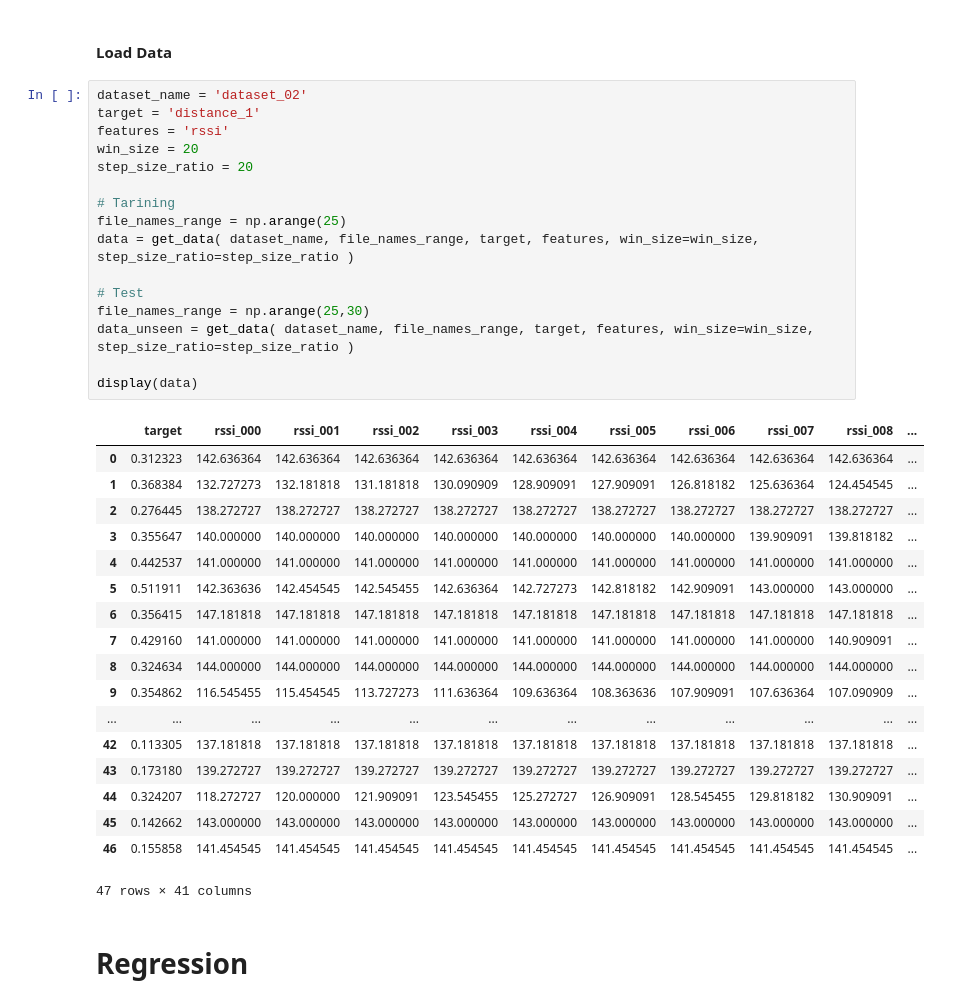
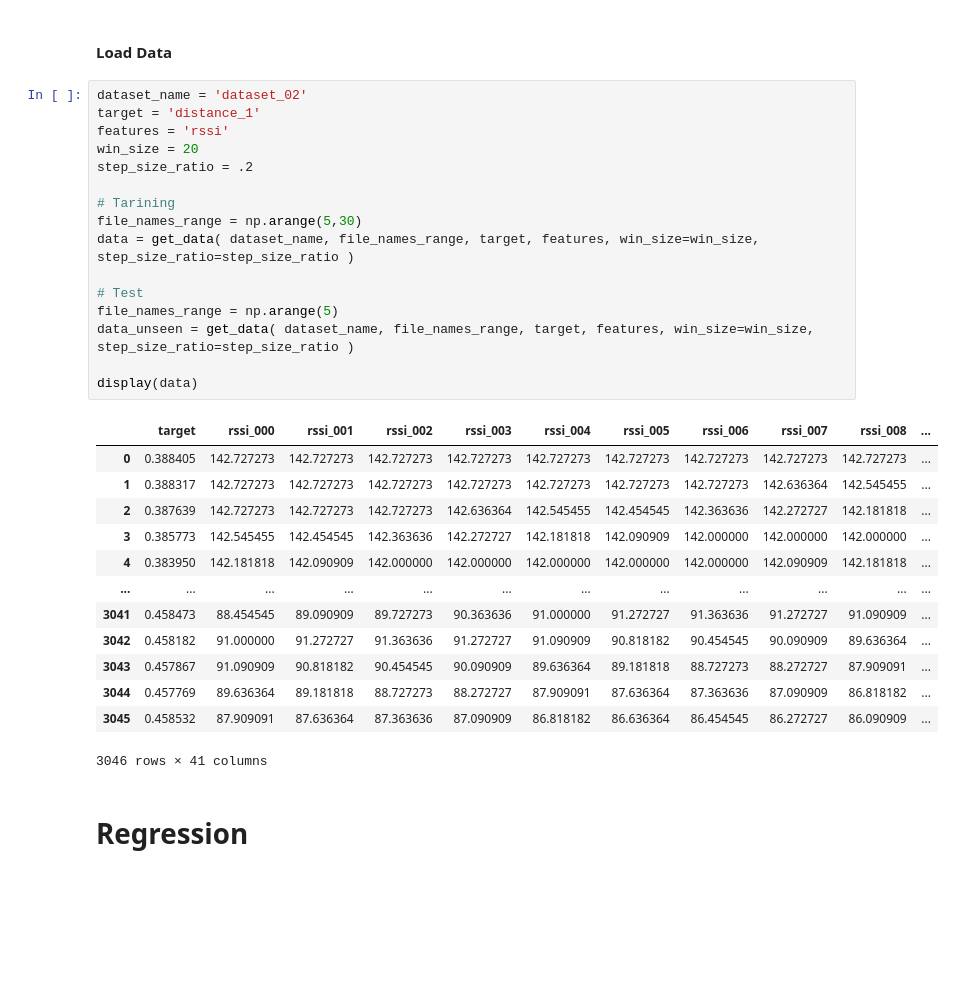
Before and after one commit to negargolestani/kinect_motion_tracking, a Jupyter notebook: regression_ml.ipynb, the cells around one changed output. Saved outputs shown, nothing was run; the diff lists cells and outputs as text; blank space fills up the shorter version.

```diff
--- a/regression_ml.ipynb
+++ b/regression_ml.ipynb
@@ -37,38 +37,33 @@ def get_data(dataset_name, file_names_range, target, features, win_size=None, st
 # %%
 dataset_name = 'dataset_02'
 target = 'distance_1'
 features = 'rssi'
 win_size = 20
-step_size_ratio = 20
+step_size_ratio = .2
 
 # Tarining
-file_names_range = np.arange(25)
+file_names_range = np.arange(5,30)
 data = get_data( dataset_name, file_names_range, target, features, win_size=win_size, step_size_ratio=step_size_ratio )
 
 # Test
-file_names_range = np.arange(25,30)
+file_names_range = np.arange(5)
 data_unseen = get_data( dataset_name, file_names_range, target, features, win_size=win_size, step_size_ratio=step_size_ratio )
 
 display(data)
 # %% [output]
 |  | target | rssi_000 | rssi_001 | rssi_002 | rssi_003 | rssi_004 | rssi_005 | rssi_006 | rssi_007 | rssi_008 | ... |
-| 0 | 0.312323 | 142.636364 | 142.636364 | 142.636364 | 142.636364 | 142.636364 | 142.636364 | 142.636364 | 142.636364 | 142.636364 | ... |
-| 1 | 0.368384 | 132.727273 | 132.181818 | 131.181818 | 130.090909 | 128.909091 | 127.909091 | 126.818182 | 125.636364 | 124.454545 | ... |
-| 2 | 0.276445 | 138.272727 | 138.272727 | 138.272727 | 138.272727 | 138.272727 | 138.272727 | 138.272727 | 138.272727 | 138.272727 | ... |
-| 3 | 0.355647 | 140.000000 | 140.000000 | 140.000000 | 140.000000 | 140.000000 | 140.000000 | 140.000000 | 139.909091 | 139.818182 | ... |
-| 4 | 0.442537 | 141.000000 | 141.000000 | 141.000000 | 141.000000 | 141.000000 | 141.000000 | 141.000000 | 141.000000 | 141.000000 | ... |
-| 5 | 0.511911 | 142.363636 | 142.454545 | 142.545455 | 142.636364 | 142.727273 | 142.818182 | 142.909091 | 143.000000 | 143.000000 | ... |
-| 6 | 0.356415 | 147.181818 | 147.181818 | 147.181818 | 147.181818 | 147.181818 | 147.181818 | 147.181818 | 147.181818 | 147.181818 | ... |
-| 7 | 0.429160 | 141.000000 | 141.000000 | 141.000000 | 141.000000 | 141.000000 | 141.000000 | 141.000000 | 141.000000 | 140.909091 | ... |
-| 8 | 0.324634 | 144.000000 | 144.000000 | 144.000000 | 144.000000 | 144.000000 | 144.000000 | 144.000000 | 144.000000 | 144.000000 | ... |
-| 9 | 0.354862 | 116.545455 | 115.454545 | 113.727273 | 111.636364 | 109.636364 | 108.363636 | 107.909091 | 107.636364 | 107.090909 | ... |
+| 0 | 0.388405 | 142.727273 | 142.727273 | 142.727273 | 142.727273 | 142.727273 | 142.727273 | 142.727273 | 142.727273 | 142.727273 | ... |
+| 1 | 0.388317 | 142.727273 | 142.727273 | 142.727273 | 142.727273 | 142.727273 | 142.727273 | 142.727273 | 142.636364 | 142.545455 | ... |
+| 2 | 0.387639 | 142.727273 | 142.727273 | 142.727273 | 142.636364 | 142.545455 | 142.454545 | 142.363636 | 142.272727 | 142.181818 | ... |
+| 3 | 0.385773 | 142.545455 | 142.454545 | 142.363636 | 142.272727 | 142.181818 | 142.090909 | 142.000000 | 142.000000 | 142.000000 | ... |
+| 4 | 0.383950 | 142.181818 | 142.090909 | 142.000000 | 142.000000 | 142.000000 | 142.000000 | 142.000000 | 142.090909 | 142.181818 | ... |
 | ... | ... | ... | ... | ... | ... | ... | ... | ... | ... | ... | ... |
-| 42 | 0.113305 | 137.181818 | 137.181818 | 137.181818 | 137.181818 | 137.181818 | 137.181818 | 137.181818 | 137.181818 | 137.181818 | ... |
-| 43 | 0.173180 | 139.272727 | 139.272727 | 139.272727 | 139.272727 | 139.272727 | 139.272727 | 139.272727 | 139.272727 | 139.272727 | ... |
-| 44 | 0.324207 | 118.272727 | 120.000000 | 121.909091 | 123.545455 | 125.272727 | 126.909091 | 128.545455 | 129.818182 | 130.909091 | ... |
-| 45 | 0.142662 | 143.000000 | 143.000000 | 143.000000 | 143.000000 | 143.000000 | 143.000000 | 143.000000 | 143.000000 | 143.000000 | ... |
-| 46 | 0.155858 | 141.454545 | 141.454545 | 141.454545 | 141.454545 | 141.454545 | 141.454545 | 141.454545 | 141.454545 | 141.454545 | ... |
+| 3041 | 0.458473 | 88.454545 | 89.090909 | 89.727273 | 90.363636 | 91.000000 | 91.272727 | 91.363636 | 91.272727 | 91.090909 | ... |
+| 3042 | 0.458182 | 91.000000 | 91.272727 | 91.363636 | 91.272727 | 91.090909 | 90.818182 | 90.454545 | 90.090909 | 89.636364 | ... |
+| 3043 | 0.457867 | 91.090909 | 90.818182 | 90.454545 | 90.090909 | 89.636364 | 89.181818 | 88.727273 | 88.272727 | 87.909091 | ... |
+| 3044 | 0.457769 | 89.636364 | 89.181818 | 88.727273 | 88.272727 | 87.909091 | 87.636364 | 87.363636 | 87.090909 | 86.818182 | ... |
+| 3045 | 0.458532 | 87.909091 | 87.636364 | 87.363636 | 87.090909 | 86.818182 | 86.636364 | 86.454545 | 86.272727 | 86.090909 | ... |
-47 rows × 41 columns
+3046 rows × 41 columns
 # %% [markdown]
 # Regression
 # %%
```
Also changed, not shown: parts of 9 cells of this notebook, 2 other files.
